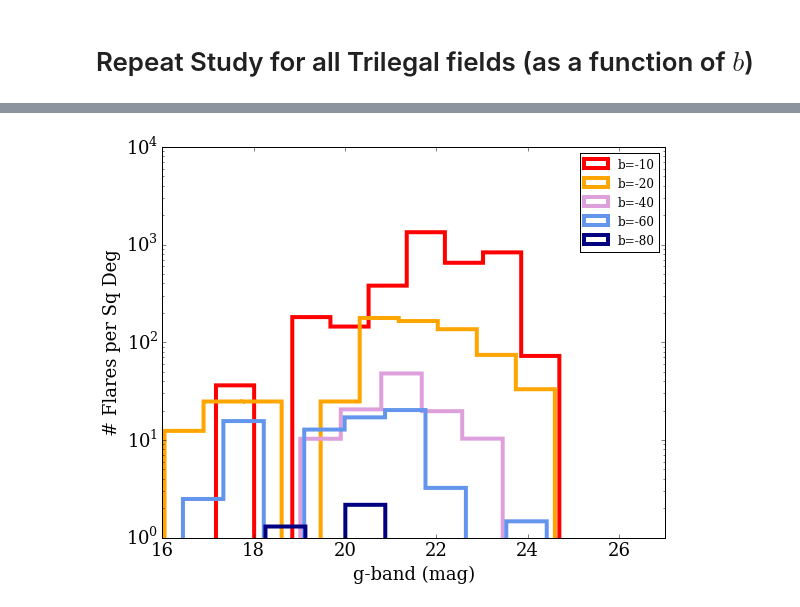
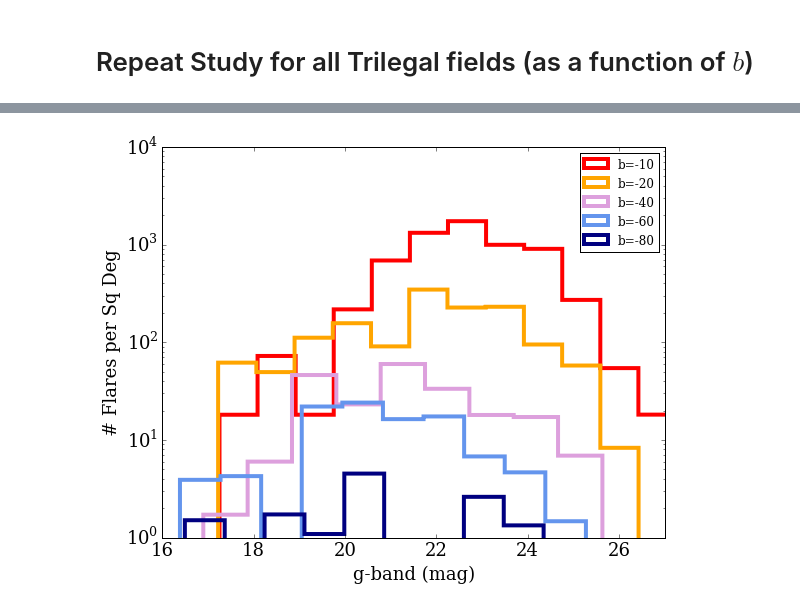
Before and after one commit to lsst-sims/MW-Flare, a Jupyter notebook: figures.ipynb, the cells around one changed output, grey strips where cells are left out. Saved outputs shown, nothing was run; the diff lists cells and outputs as text; code cells hidden in the pictures.

```diff
--- a/figures.ipynb
+++ b/figures.ipynb
@@ -17,3 +17,6 @@ matplotlib.rcParams.update({'font.family':'serif'})
 # This flag controls whether to use the LSSToy simulation (False),
 # or the reduced files from OpSim that Ruth provided (True)
 use_opsim = True
+
+dmag_limit = (-0.01, -0.05, -0.1) # flare detection threshold(s), in mag
+# dmag_limit = -0.1
@@ -107,8 +63,6 @@ Only varying the $\alpha$ parameter, which controls the intercept in the Flare F
 # %%
 dur = 1.0 # duration to simulate (in years)
 ffd_beta = -2.0 # ffd slope
-dmag_limit = -0.1 # flare detection threshold
-
 ffd_min = 0
 
 s_time1, s_flux1 = flare_prob.SuperLC(dur=dur, repeat=10./dur, mag=True, ffd_alpha=1, ffd_beta=ffd_beta, ffd_min=ffd_min)
@@ -282,9 +236,10 @@ plt.ylabel('avg phot error (mag)')
 files, galb = np.loadtxt('trilegal_models/index.txt', comments='#', unpack=True,
                          usecols=(0,2), dtype='str', delimiter=',')
 
-galb = np.array(galb, dtype='float')
-totflares = np.zeros(len(galb))
+galb = np.array(galb, dtype='float') # the galactic latitudes
+totflares = np.zeros((len(galb), len(dmag_limit)))
 totstars = np.zeros(len(galb))
+Nepochs = np.zeros(len(galb)) # count actual number of visits used
 
 # arrays to compute the number of flares per sq deg as function of g-band mag
 gbins = np.arange(15.25, 29, 0.5)
@@ -294,11 +249,38 @@ clrs = ['red', 'orange', 'plum', 'cornflowerblue', 'navy']
 fig = plt.figure(figsize=(9,7))
 ax = fig.add_subplot(1,1,1)
 
+Nflares1 = np.zeros(Nstars)
+Nflares5 = np.zeros(Nstars)
+Nflares10 = np.zeros(Nstars)
+
 for j in range(len(files)):
+    print('>')
     file = 'trilegal_models/' + files[j]
     df = pd.read_table(file, sep=r"\s*", engine='python')
 
-    print('Running ' + files[j] + ', b=' + str(galb[j]))
+    # ingest code from LSSToy to speed things up
+    #+
+    Ldir = 'cadence_files/'
+    ufile = 'l45b' + str(int(galb[j])) + '.0_u_cadence.txt'
+    gfile = 'l45b' + str(int(galb[j])) + '.0_g_cadence.txt'
+    tu, mu = np.loadtxt(Ldir + ufile, dtype='float', unpack=True)
+    tg, mg = np.loadtxt(Ldir + gfile, dtype='float', unpack=True)
+
+    u2g = 2.0  # ratio of u-band to g-band flare flux (ad hoc)
+    sclu = np.ones_like(tu) * u2g
+    sclg = np.ones_like(tg)
+
+    tout = np.concatenate((tu, tg))
+    m5 = np.concatenate((mu, mg))
+    scl = np.concatenate((sclu, sclg))
+
+    ss = np.argsort(tout)
+    tout = tout[ss]
+    m5 = m5[ss]
+    scl = scl[ss]
+    #-
+
+    print('> Running ' + files[j] + ', b=' + str(galb[j]))
 
     # find the stars to draw from
     okstars = np.where((df['logg'] >= 4) & (df['logTe'] <= np.log10(7000.0)) & (df['logTe'] >= np.log10(3000.0)))
@@ -310,9 +292,10 @@ for j in range(len(files)):
     gmag = df['g'].values[okstars[0][rr]] # apparant g-band magnitude
     gerr = LSSToy.photerror(gmag)
 
-    # Count how many flares are returned for each star
-    Nflares = np.zeros(Nstars)
+    # Count how many flares are returned for each star, for all dmag_limit thresholds
+    Nflares = np.zeros((Nstars, len(dmag_limit)))
 
+    print('> looping...')
     # loop over all Nstars and measure flare returns!
     for k in range(Nstars):
         # which are bin?
@@ -342,31 +325,49 @@ for j in range(len(files)):
 
         # down-sample to LSST cadence
         if use_opsim is True:
-            t, f, gerrk = opsim_cadence(tt, ff, gmag[k], galb[j])
+            t = np.random.choice(tt, len(tout))
+            f = np.interp(t, tt, ff)
+            gerrk = LSSToy.photerror(gmag[k] + f, m5=m5)
+#             t, f, gerrk, scl = LSSToy.opsim_cadence(tt, ff, gmag[k], galb[j], random=True)
         else:
             gerrk = gerr[k]
+            scl = 1.
             t,f = LSSToy.downsample(tt, ff)
 
         # find where LSST data >= Flare threshold (+ phot errors!)
-        ok = np.where((f <= (dmag_limit - gerrk)))
+        for i in range(len(dmag_limit)):
+            ok = np.where((f*scl <= (dmag_limit[i] - gerrk)))
+            Nflares[k,i] = len(ok[0])
 
-        Nflares[k] = len(ok[0])
+        if galb[j] == -20:
+#             ok1 = np.where((f*scl <= (dmag_limit[-1] - gerrk)) & (t <= 365.))
+#             ok5 = np.where((f*scl <= (dmag_limit[-1] - gerrk)) & (t <= 365.*5.))
+            ok  = np.where((f*scl <= (dmag_limit[-1] - gerrk)))
+            if len(ok[0]) > 0:
+#                 print(sum(t[ok] <= 365.))
+#                 print(sum(t[ok] <= 365.*5.))
+#                 print(len(ok[0]))
 
-    print('Max distance for a flare star: ' + str(max(dist[np.where((Nflares > 0))])))
-    print('Fraction of flares from M dwarfs: ' + str(sum(Nflares[np.where((10.**teff <= 4000))]) / sum(Nflares)))
+                tmp = sum(t[ok] <= 365.)
+                Nflares1[k] = tmp
+                Nflares5[k] = sum(t[ok] <= 365.*5.)
+                Nflares10[k] = len(ok[0])
+
+    print('Max distance for a 0.1mag flare star: ' + str(max(dist[np.where((Nflares[:,-1] > 0))])))
+    print('Fraction of flares from M dwarfs: ' + str(sum(Nflares[:,-1][np.where((10.**teff <= 4000))]) / sum(Nflares[:,-1])))
     print('')
 
-    totflares[j] = np.sum(Nflares)
+    totflares[j,:] = np.sum(Nflares, axis=0)
     totstars[j] = len(df)
+    Nepochs[j] = len(t) # the number of visits will always be the same in each field
 
-    #_ = plt.hist(gmag, weights=Nflares, bins=25, histtype='step')
 
-    fl_tmp, _ = np.histogram(gmag, bins=gbins, weights=Nflares)
+    fl_tmp, _ = np.histogram(gmag, bins=gbins, weights=Nflares[:,-1])
     fl_stars[:,j] = fl_tmp
 
     #ax.plot(gbins[1:], fl_stars[:,k] * (float(totstars[k]) / float(Nstars)) / fov + 1e-5,
     #        color=clrs[k], lw=4, ls='-', label='l='+str(int(galb[k])))
-    ax.hist(gmag, weights=Nflares * (float(len(df)) / float(Nstars)) / fov + 1e-5,
+    ax.hist(gmag, weights=Nflares[:,-1] * (float(len(df)) / float(Nstars)) / fov + 1e-5,
             bins=25, histtype='step', color=clrs[j], lw=4, label='b='+str(int(galb[j])))
 
 plt.xlim(16,27)
@@ -400 +399 @@ Fraction of flares from M dwarfs: 1.0
-[figure, old version]
+[figure, new version]
```
Also changed, not shown: parts of 9 cells of this notebook, 2 other files.
